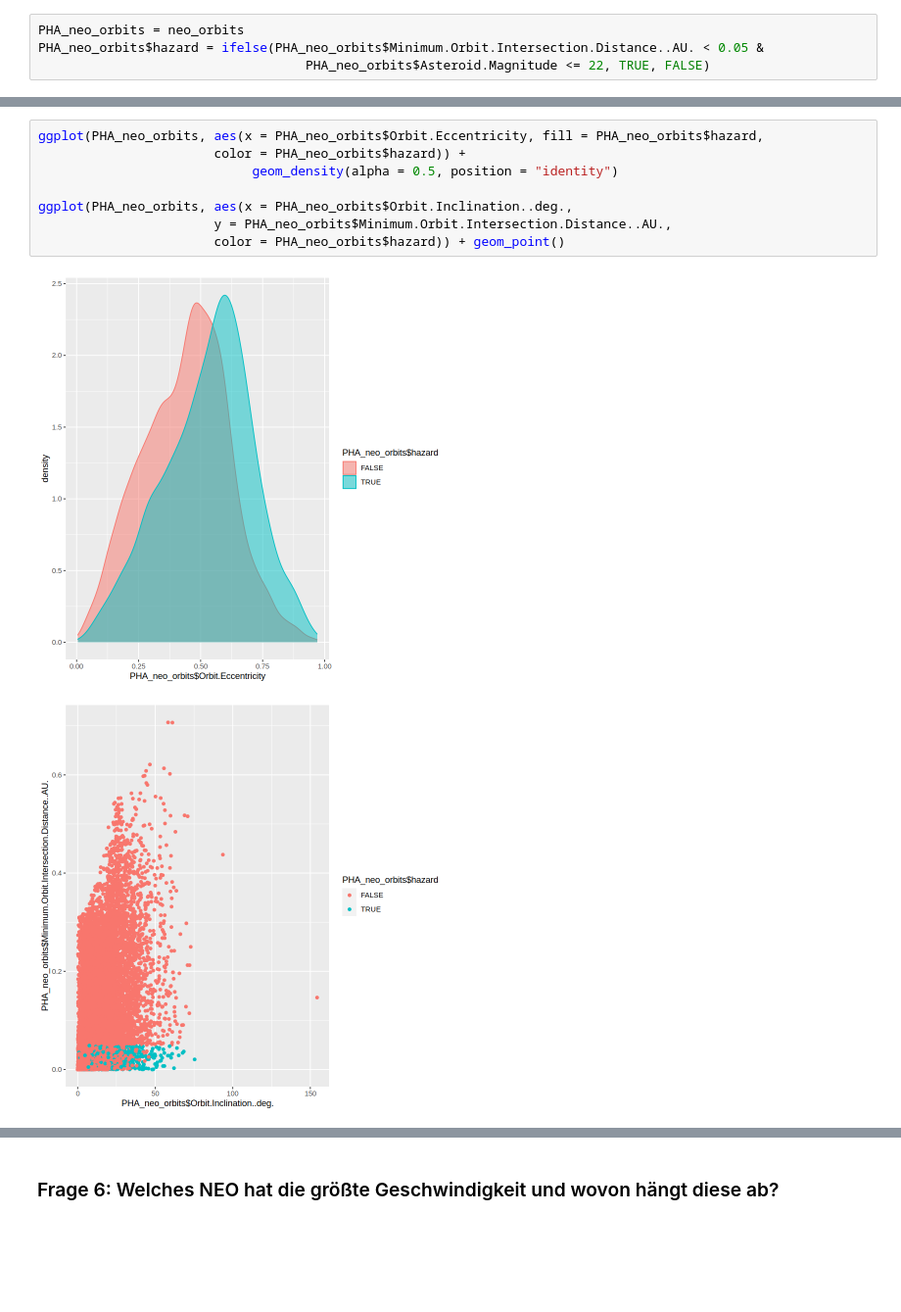
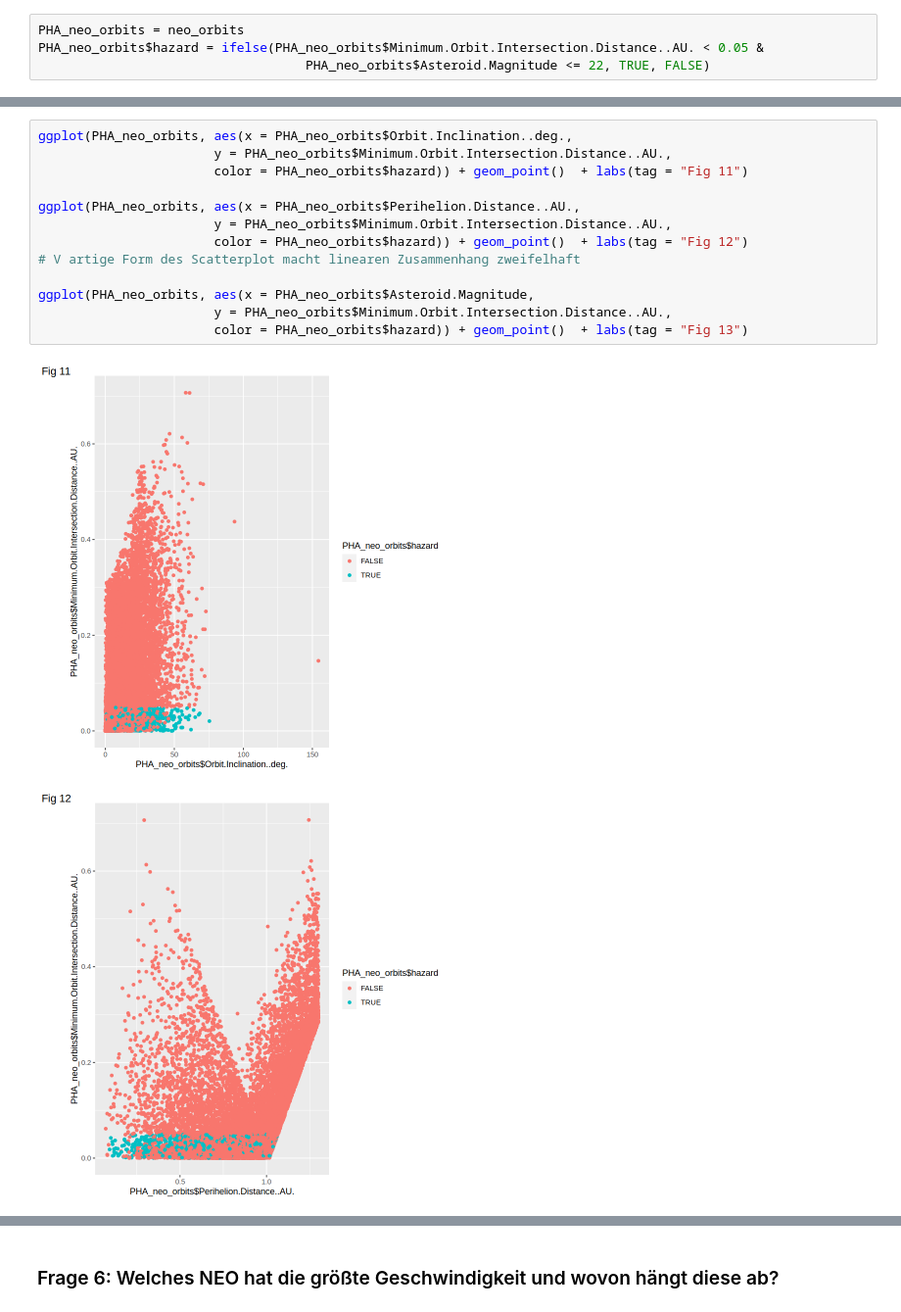
Before and after one commit to AlaskaRivendell/STS_neoOrbits-Aufgabe, a Jupyter notebook: Statistik und Stochastik Projekt.ipynb, the cells around one changed output, grey strips where cells are left out. Shown at 98% size. Saved outputs shown, nothing was run; the diff lists cells and outputs as text; blank space fills up the shorter version.

```diff
--- a/Statistik und Stochastik Projekt.ipynb
+++ b/Statistik und Stochastik Projekt.ipynb
@@ -480,11 +640,16 @@ Keine Korrelation möglich, auch keine Rangkorrelation da Daten nicht nach Hazar
 # %%
-ggplot(PHA_neo_orbits, aes(x = PHA_neo_orbits$Orbit.Eccentricity, fill = PHA_neo_orbits$hazard,
-                       color = PHA_neo_orbits$hazard)) +
-                            geom_density(alpha = 0.5, position = "identity")
-
 ggplot(PHA_neo_orbits, aes(x = PHA_neo_orbits$Orbit.Inclination..deg.,
                        y = PHA_neo_orbits$Minimum.Orbit.Intersection.Distance..AU.,
-                       color = PHA_neo_orbits$hazard)) + geom_point()
+                       color = PHA_neo_orbits$hazard)) + geom_point()  + labs(tag = "Fig 11")
+
+ggplot(PHA_neo_orbits, aes(x = PHA_neo_orbits$Perihelion.Distance..AU.,
+                       y = PHA_neo_orbits$Minimum.Orbit.Intersection.Distance..AU.,
+                       color = PHA_neo_orbits$hazard)) + geom_point()  + labs(tag = "Fig 12")
+# V artige Form des Scatterplot macht linearen Zusammenhang zweifelhaft
+
+ggplot(PHA_neo_orbits, aes(x = PHA_neo_orbits$Asteroid.Magnitude,
+                       y = PHA_neo_orbits$Minimum.Orbit.Intersection.Distance..AU.,
+                       color = PHA_neo_orbits$hazard)) + geom_point()  + labs(tag = "Fig 13")
 # %% [output]
-[figure, old version]
+[figure, new version]
-[figure, old version]
+[figure, new version]
```
Also changed, not shown: parts of 46 cells of this notebook.
